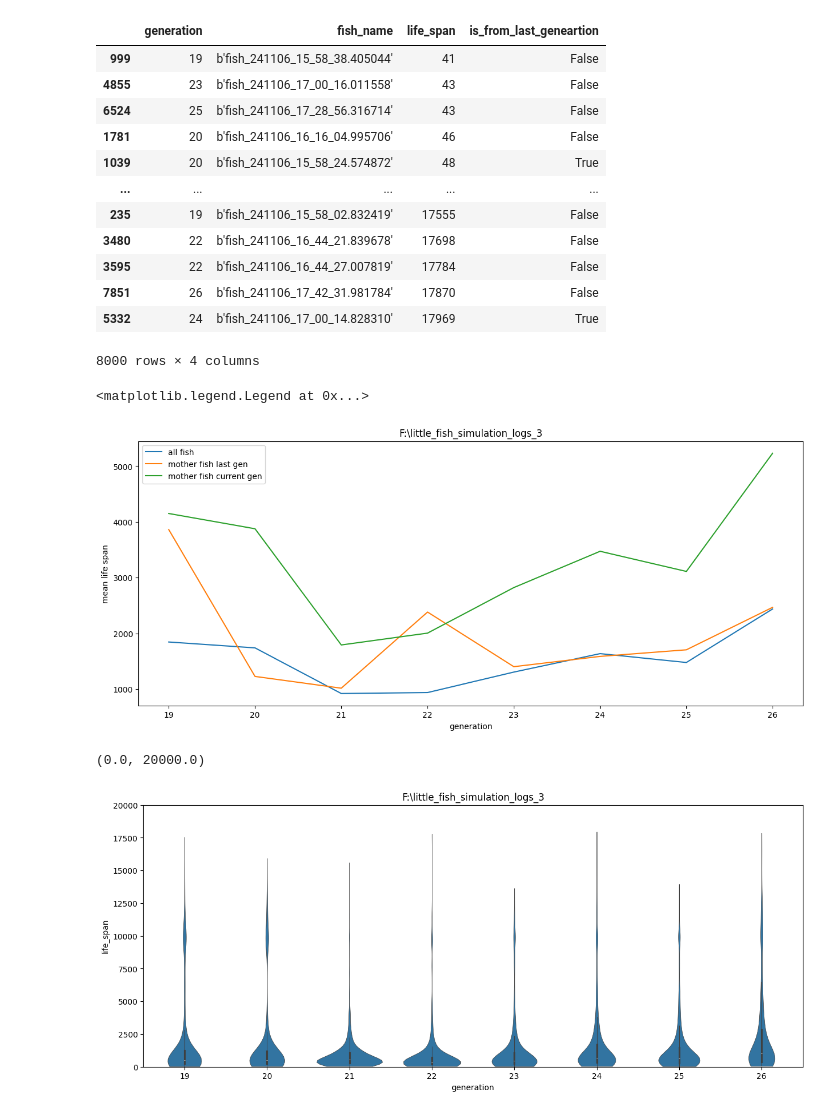
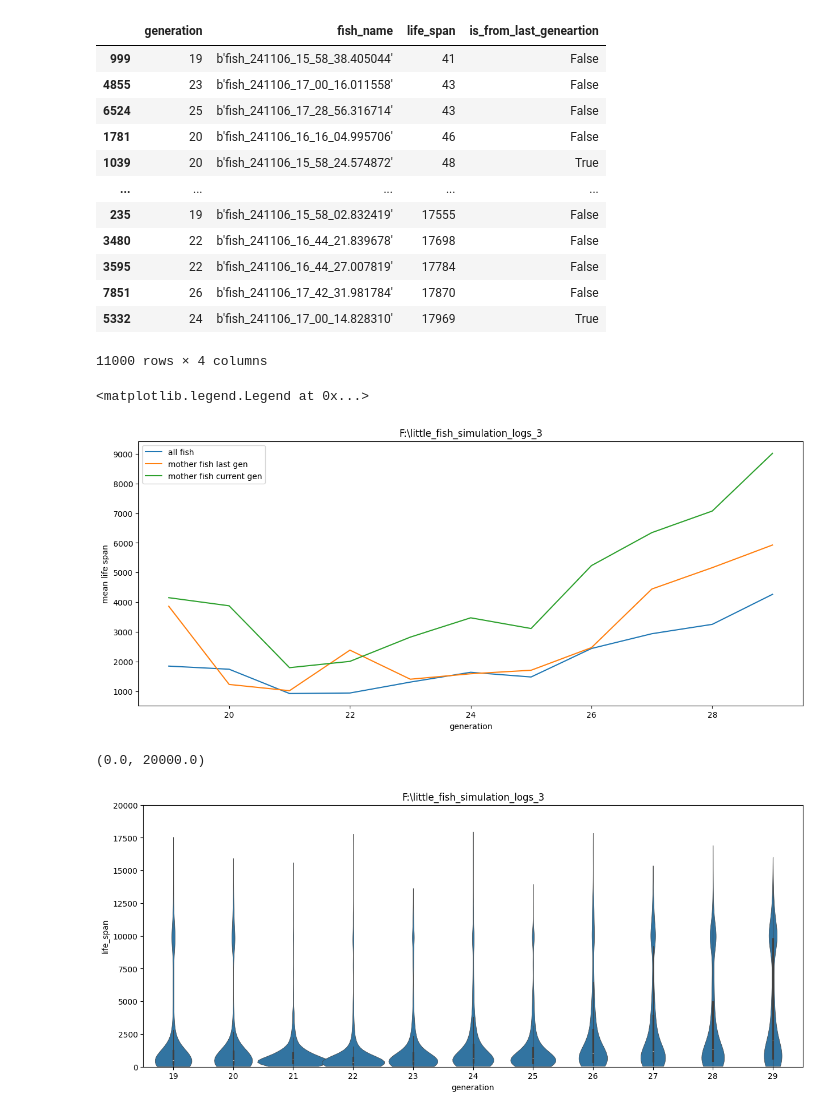
Before and after one commit to zhuangjun1981/littlefish, a Jupyter notebook: littlefish/scripts/for_visualization/010_evolution_life_spans_sim_3.ipynb, the cells around one changed output. Saved outputs shown, nothing was run; the diff lists cells and outputs as text; code cells hidden in the pictures.

```diff
--- a/littlefish/scripts/for_visualization/010_evolution_life_spans_sim_3.ipynb
+++ b/littlefish/scripts/for_visualization/010_evolution_life_spans_sim_3.ipynb
@@ -6,7 +6,7 @@ import numpy as np
 # %%
 simulation_folder = r"F:\little_fish_simulation_logs_3"
 min_generation = 19
-max_generation = 26
+max_generation = 29
 
 population_size = 1000
 turnover_rate = 0.6
@@ -58,7 +61,7 @@ life_span_df.sort_values(by="life_span")
 | 3595 | 22 | b'fish_241106_16_44_27.007819' | 17784 | False |
 | 7851 | 26 | b'fish_241106_17_42_31.981784' | 17870 | False |
 | 5332 | 24 | b'fish_241106_17_00_14.828310' | 17969 | True |
-8000 rows × 4 columns
+11000 rows × 4 columns
 # %%
 gens = sorted(life_span_df["generation"].unique())
 mean_life_span = []
@@ -80,17 +83,17 @@ ax.set_title(simulation_folder)
 ax.legend()
 # %% [output]
 <matplotlib.legend.Legend at 0x...>
-[figure, old version]
+[figure, new version]
 # %%
 f, ax = plt.subplots(figsize=(15, 6))
 ax.set_title(simulation_folder)
 sns.violinplot(
-    data=life_span_df, x="generation", y="life_span", ax=ax, cut=0, linewidth=0.5,
+    data=life_span_df, x="generation", y="life_span", ax=ax, cut=0, linewidth=0.5, width=1.2,
 )
 ax.set_ylim([0, 20000])
 # %% [output]
 (0.0, 20000.0)
-[figure, old version]
+[figure, new version]
 # %%
 f, ax = plt.subplots(figsize=(10, 6))
 ax.set_title(simulation_folder)
```
Also changed, not shown: parts of 3 cells of this notebook, 2 other files.
